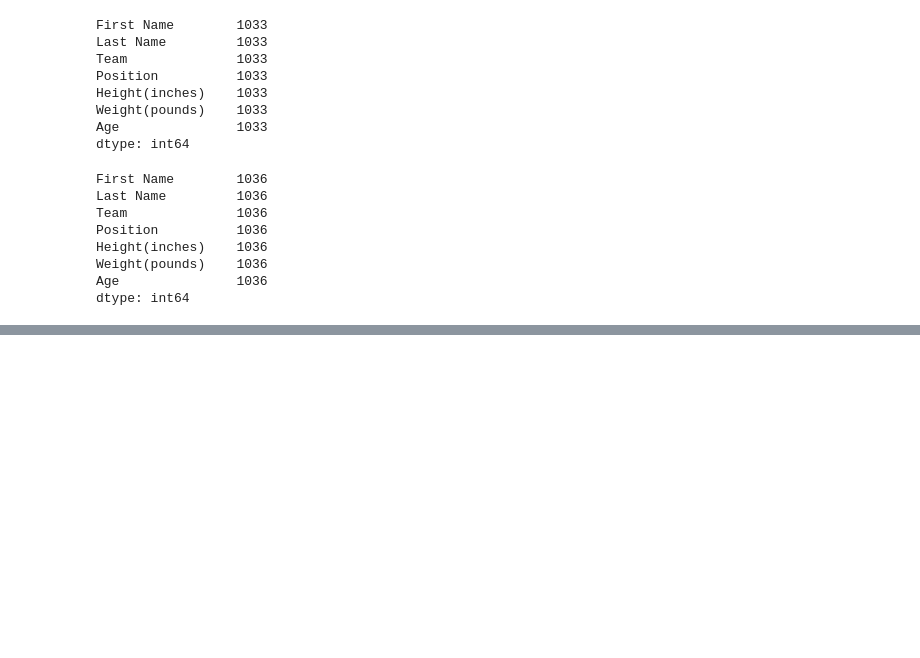
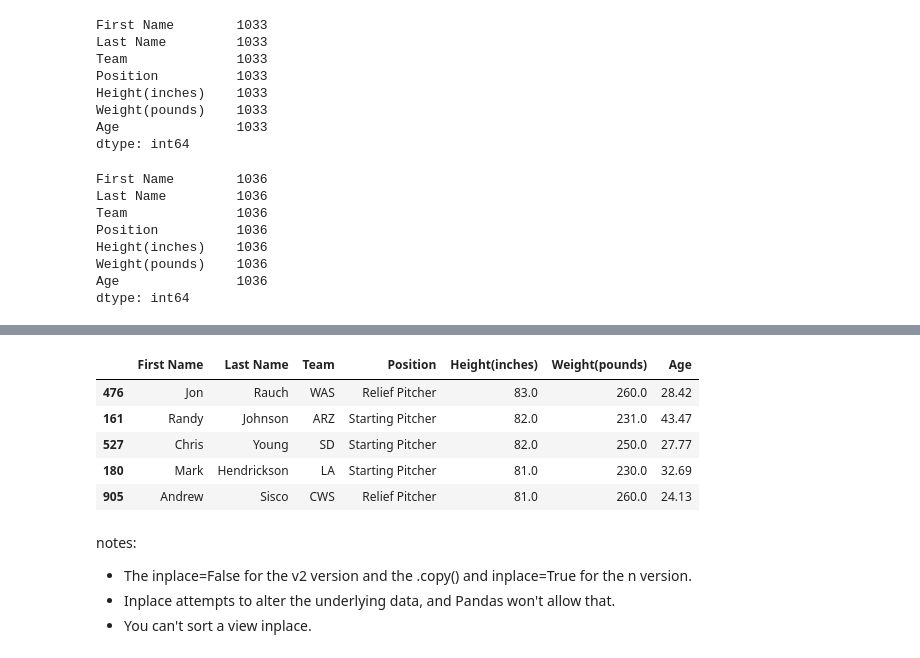
Before and after one commit to liliana3186/DataManipulationPandas, a Jupyter notebook: Data Manipulation with Pandas.ipynb, the cells around one changed output, grey strips where cells are left out. Cells and saved outputs as stored; diff of their text form; code cells hidden in the pictures; blank space fills up the shorter version.

```diff
--- a/Data Manipulation with Pandas.ipynb
+++ b/Data Manipulation with Pandas.ipynb
@@ -597,0 +647,3 @@ dtype: int64
+# %%
+# Choice 1
+n = data[data['Height(inches)']> 80].copy()
@@ -597,0 +659,17 @@ dtype: int64
+# %%
+#sort the copy
+n.sort_values(by=['Height(inches)'], ascending=False, inplace=True)
+# %%
+n
+# %% [output]
+|  | First Name | Last Name | Team | Position | Height(inches) | Weight(pounds) | Age |
+| 476 | Jon | Rauch | WAS | Relief Pitcher | 83.0 | 260.0 | 28.42 |
+| 161 | Randy | Johnson | ARZ | Starting Pitcher | 82.0 | 231.0 | 43.47 |
+| 527 | Chris | Young | SD | Starting Pitcher | 82.0 | 250.0 | 27.77 |
+| 180 | Mark | Hendrickson | LA | Starting Pitcher | 81.0 | 230.0 | 32.69 |
+| 905 | Andrew | Sisco | CWS | Relief Pitcher | 81.0 | 260.0 | 24.13 |
+# %% [markdown]
+notes:
+ * The inplace=False for the v2 version and the .copy() and inplace=True for the n version.
+ * Inplace attempts to alter the underlying data, and Pandas won't allow that.
+ * You can't sort a view  inplace.
```
Also changed, not shown: parts of 13 cells of this notebook.
